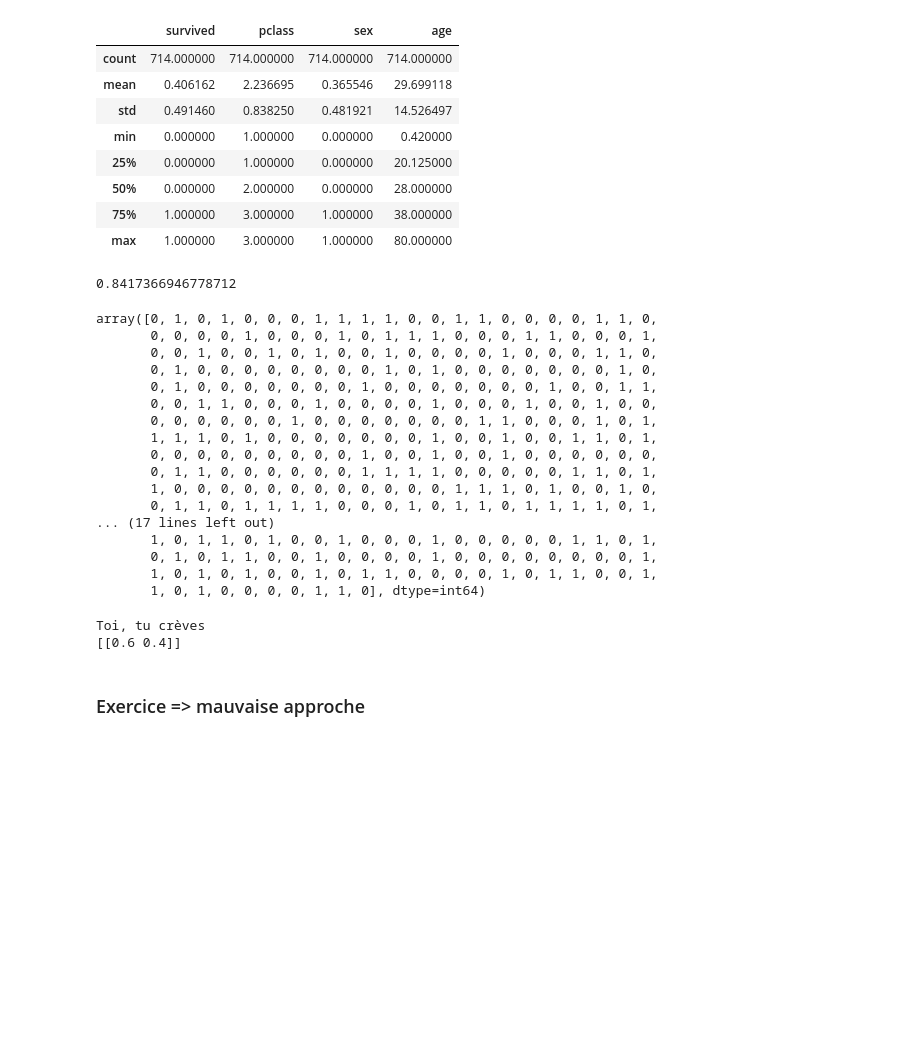
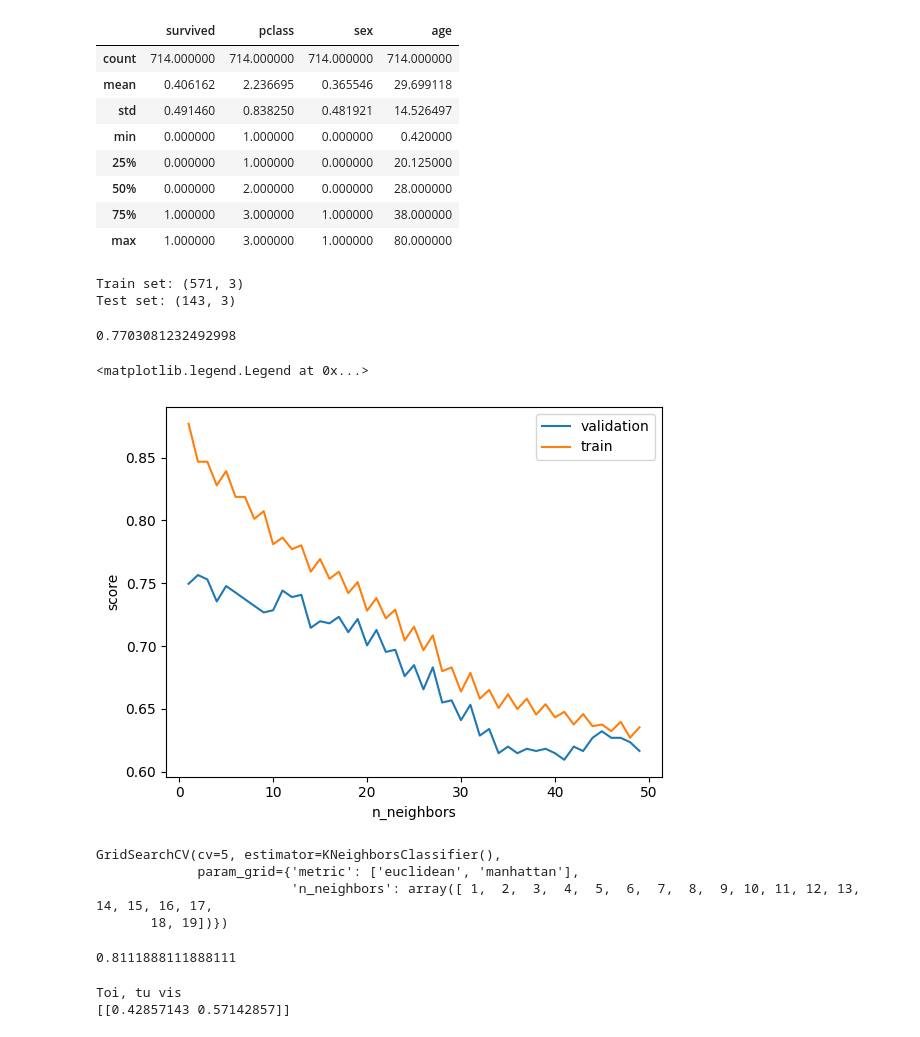
Before and after one commit to marcottemickyncrea/PythonWork, a Jupyter notebook: machine_learning_apprentissage_supervisé-classification-titanic copy.ipynb, the cells around one changed output. Cells and saved outputs as stored; diff of their text form; code cells hidden in the pictures; blank space fills up the shorter version.

```diff
--- a/machine_learning_apprentissage_supervisé-classification-titanic copy.ipynb
+++ b/machine_learning_apprentissage_supervisé-classification-titanic copy.ipynb
@@ -42,28 +40,10 @@ model = KNeighborsClassifier()
 # %%
 y = titanic['survived']
 X = titanic.drop('survived', axis=1) #=> tout le tableau sauf la colonne survived
-# %%
-model.fit(X, y)
-model.score(X, y)
-# %% [output]
-0.8417366946778712
-# %%
-model.predict(X)
-# %% [output]
-array([0, 1, 0, 1, 0, 0, 0, 1, 1, 1, 1, 0, 0, 1, 1, 0, 0, 0, 0, 1, 1, 0,
-       0, 0, 0, 0, 1, 0, 0, 0, 1, 0, 1, 1, 1, 0, 0, 0, 1, 1, 0, 0, 0, 1,
-       0, 0, 1, 0, 0, 1, 0, 1, 0, 0, 1, 0, 0, 0, 0, 1, 0, 0, 0, 1, 1, 0,
-       0, 1, 0, 0, 0, 0, 0, 0, 0, 0, 1, 0, 1, 0, 0, 0, 0, 0, 0, 0, 1, 0,
-       0, 1, 0, 0, 0, 0, 0, 0, 0, 1, 0, 0, 0, 0, 0, 0, 0, 1, 0, 0, 1, 1,
-       0, 0, 1, 1, 0, 0, 0, 1, 0, 0, 0, 0, 1, 0, 0, 0, 1, 0, 0, 1, 0, 0,
-       0, 0, 0, 0, 0, 0, 1, 0, 0, 0, 0, 0, 0, 0, 1, 1, 0, 0, 0, 1, 0, 1,
-       1, 1, 1, 0, 1, 0, 0, 0, 0, 0, 0, 0, 1, 0, 0, 1, 0, 0, 1, 1, 0, 1,
-       0, 0, 0, 0, 0, 0, 0, 0, 0, 1, 0, 0, 1, 0, 0, 1, 0, 0, 0, 0, 0, 0,
-       0, 1, 1, 0, 0, 0, 0, 0, 0, 1, 1, 1, 1, 0, 0, 0, 0, 0, 1, 1, 0, 1,
-       1, 0, 0, 0, 0, 0, 0, 0, 0, 0, 0, 0, 0, 1, 1, 1, 0, 1, 0, 0, 1, 0,
-       0, 1, 1, 0, 1, 1, 1, 1, 0, 0, 0, 1, 0, 1, 1, 0, 1, 1, 1, 1, 0, 1,
-... (17 lines left out)
-       1, 0, 1, 1, 0, 1, 0, 0, 1, 0, 0, 0, 1, 0, 0, 0, 0, 0, 1, 1, 0, 1,
-       0, 1, 0, 1, 1, 0, 0, 1, 0, 0, 0, 0, 1, 0, 0, 0, 0, 0, 0, 0, 0, 1,
-       1, 0, 1, 0, 1, 0, 0, 1, 0, 1, 1, 0, 0, 0, 0, 1, 0, 1, 1, 0, 0, 1,
-       1, 0, 1, 0, 0, 0, 0, 1, 1, 0], dtype=int64)
+# %%
+X_train, X_test, y_train, y_test = train_test_split(X, y, test_size=0.2)
+print('Train set:', X_train.shape)
+print('Test set:', X_test.shape)
+# %% [output]
+Train set: (571, 3)
+Test set: (143, 3)
@@ -69,0 +53,5 @@ array([0, 1, 0, 1, 0, 0, 0, 1, 1, 1, 1, 0, 0, 1, 1, 0, 0, 0, 0, 1, 1, 0,
+# %%
+cv = LeaveOneOut()
+cross_val_score(KNeighborsClassifier(), X, y, cv=cv).mean()
+# %% [output]
+0.7703081232492998
@@ -69,0 +61,15 @@ array([0, 1, 0, 1, 0, 0, 0, 1, 1, 1, 1, 0, 0, 1, 1, 0, 0, 0, 0, 1, 1, 0,
+# %%
+model = KNeighborsClassifier()
+k = np.arange(1, 50)
+
+train_score, val_score = validation_curve(model, X_train, y_train, param_name='n_neighbors',
+                                            param_range= k, cv=5)
+plt.plot(k, val_score.mean(axis=1), label='validation')
+plt.plot(k, train_score.mean(axis=1), label="train")
+
+plt.ylabel('score')
+plt.xlabel('n_neighbors')
+plt.legend()
+# %% [output]
+<matplotlib.legend.Legend at 0x...>
+[figure, added]
@@ -70,12 +78,26 @@ array([0, 1, 0, 1, 0, 0, 0, 1, 1, 1, 1, 0, 0, 1, 1, 0, 0, 0, 0, 1, 1, 0,
+# %%
+param_grid= {'n_neighbors': np.arange(1, 20),
+'metric':['euclidean', 'manhattan']}
+grid = GridSearchCV(KNeighborsClassifier(), param_grid, cv = 5)
+grid.fit(X_train, y_train)
+# %% [output]
+GridSearchCV(cv=5, estimator=KNeighborsClassifier(),
+             param_grid={'metric': ['euclidean', 'manhattan'],
+                         'n_neighbors': array([ 1,  2,  3,  4,  5,  6,  7,  8,  9, 10, 11, 12, 13, 14, 15, 16, 17,
+       18, 19])})
+# %%
+grid.best_params_
+model = grid.best_estimator_
+model.score(X_test, y_test)
+# %% [output]
+0.8111888111888111
 # %%
 def survie(model, pclass=3, sex=0, age=26):
     x = np.array([pclass, sex, age]).reshape(1, 3) #ne pas oublier de fixer la taille du tableau => erreur autrement
     print('Toi, tu crèves' if model.predict(x)[0] == 0 else 'Toi, tu vis')
     print(model.predict_proba(x)) #indique les pourcentages de vivre ou mourir
 # %%
-survie(model, 3, 1, 32)
+survie(model, 3, 1, 34)
 # %% [output]
-Toi, tu crèves
-[[0.6 0.4]]
+Toi, tu vis
+[[0.42857143 0.57142857]]
-# %% [markdown]
-### Exercice => mauvaise approche
```
Also changed, not shown: parts of 10 cells of this notebook, 6 other files.
